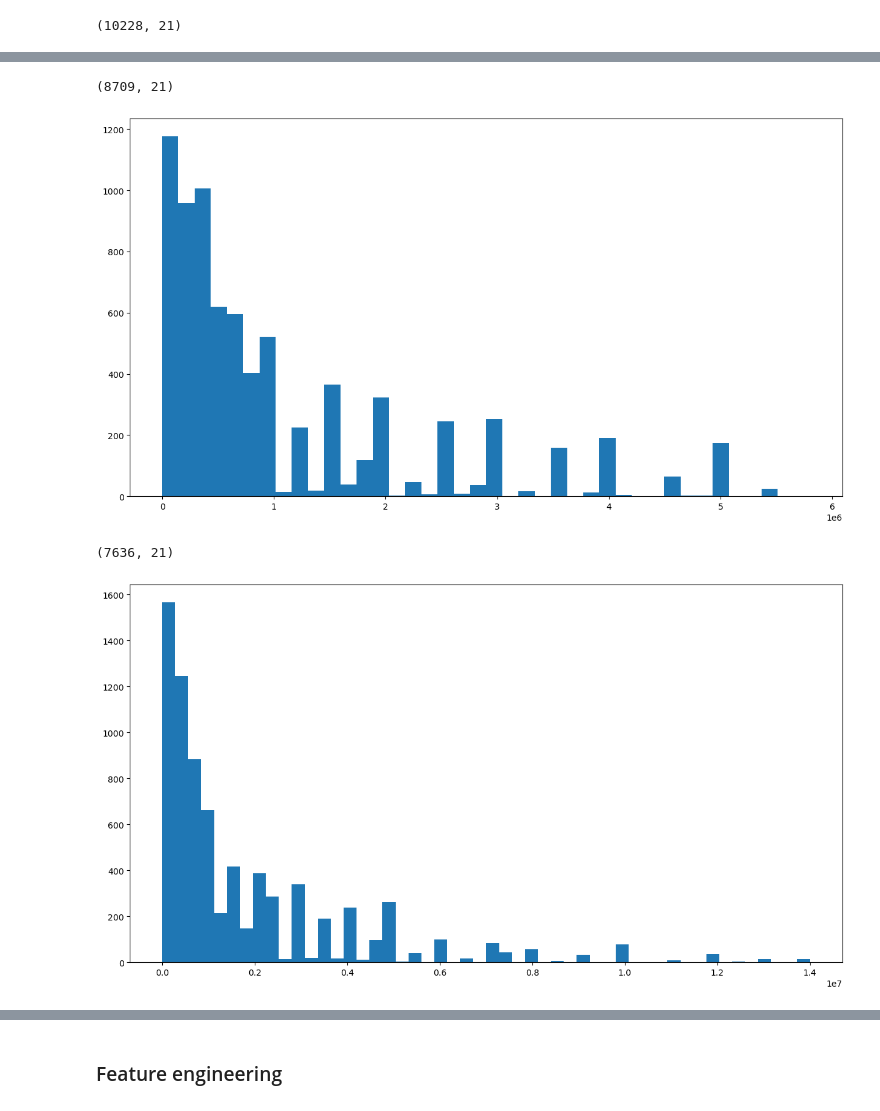
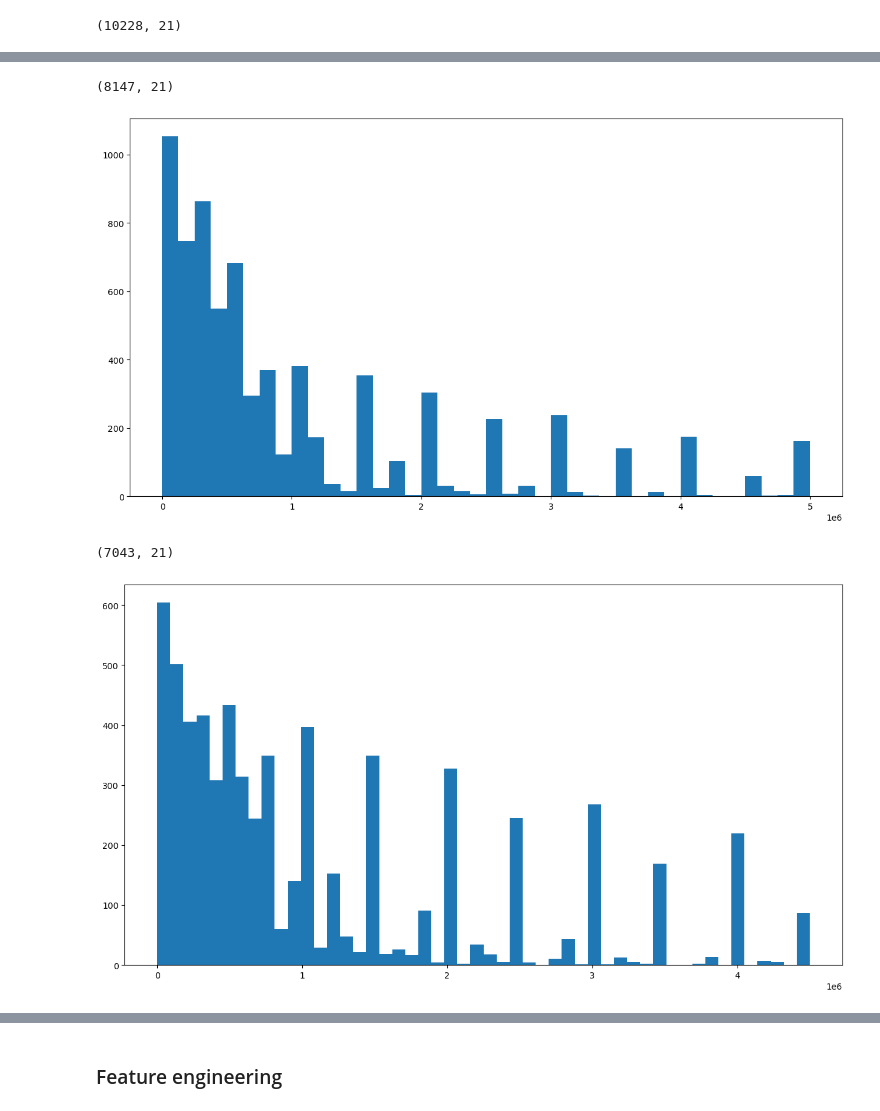
Before and after one commit to Tuwaiq-DS-ML-bootcamp-V-8/Usecase-7, a Jupyter notebook: EDA explain template.ipynb, the cells around one changed output, grey strips where cells are left out. Cells and saved outputs as stored; diff of their text form; code cells hidden in the pictures.

```diff
--- a/EDA explain template.ipynb
+++ b/EDA explain template.ipynb
@@ -308,7 +308,7 @@ plt.show()
 # %%
 #Filter assists outliers  if assists < 0.35 i will take it
 
-df = df[df['assists'] < 0.35]
+df = df[df['assists'] < 0.25]
 # %%
 df.shape
 # %% [output]
@@ -360,40 +360,40 @@ plt.show()
 # %%
 #Filter award outliers  if award < 60 i will take it
 
-df = df[df['award']<=6]
+df = df[df['award']<6]
 # %%
 df.shape
 # %% [output]
-(8709, 21)
+(8147, 21)
 # %%
 plt.figure(figsize=(15,8))
 
 #Show current_value outliers  if current_value < 6000000 i will take it
 
 
-plt.hist(df[df['current_value'] < 6000000]['current_value'], bins=40)
+plt.hist(df[df['current_value'] <= 5000000]['current_value'], bins=40)
 plt.show()
 # %% [output]
-[figure, old version]
+[figure, new version]
 # %%
 #Show current_value outliers  if current_value < 6000000 i will take it
 
-df = df[df['current_value'] < 6000000]
+df = df[df['current_value'] < 5000000]
 # %%
 df.shape
 # %% [output]
-(7636, 21)
+(7043, 21)
 # %%
 plt.figure(figsize=(15,8))
 
 #Show highest_value outliers  if highest_value < 15000000 i will take it
 
 
 
-plt.hist(df[df['highest_value'] < 15000000]['highest_value'], bins=50)
+plt.hist(df[df['highest_value'] <= 4500000]['highest_value'], bins=50)
 plt.show()
 # %% [output]
-[figure, old version]
+[figure, new version]
 # %%
 #Show highest_value outliers  if highest_value < 15000000 i will take it
 
```
Also changed, not shown: parts of 32 cells of this notebook.
